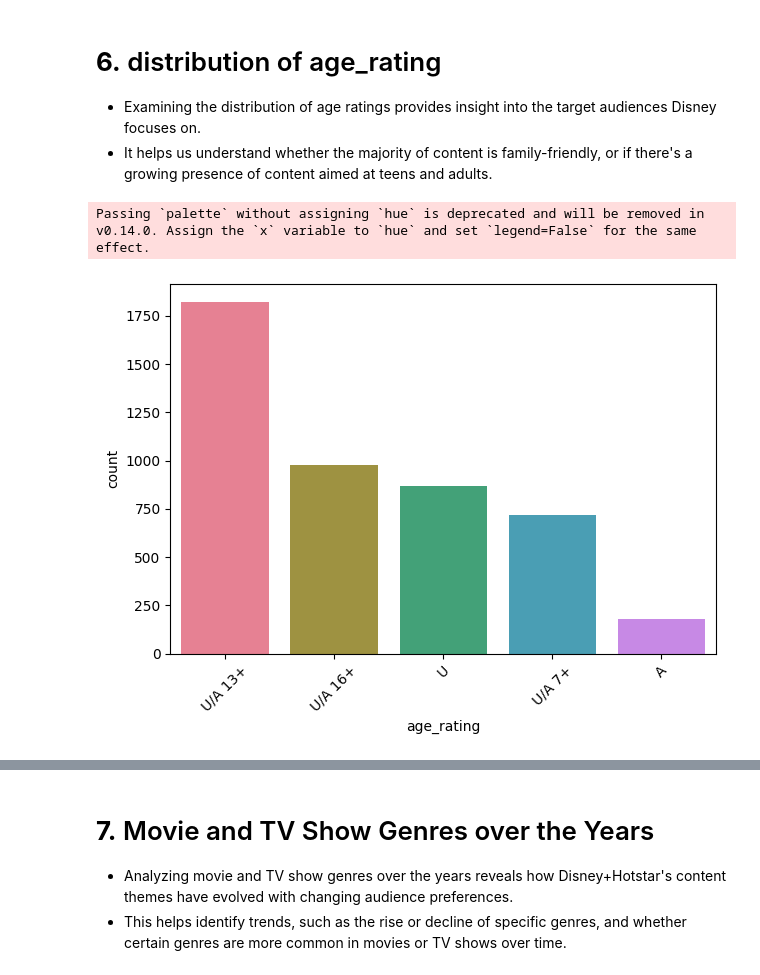
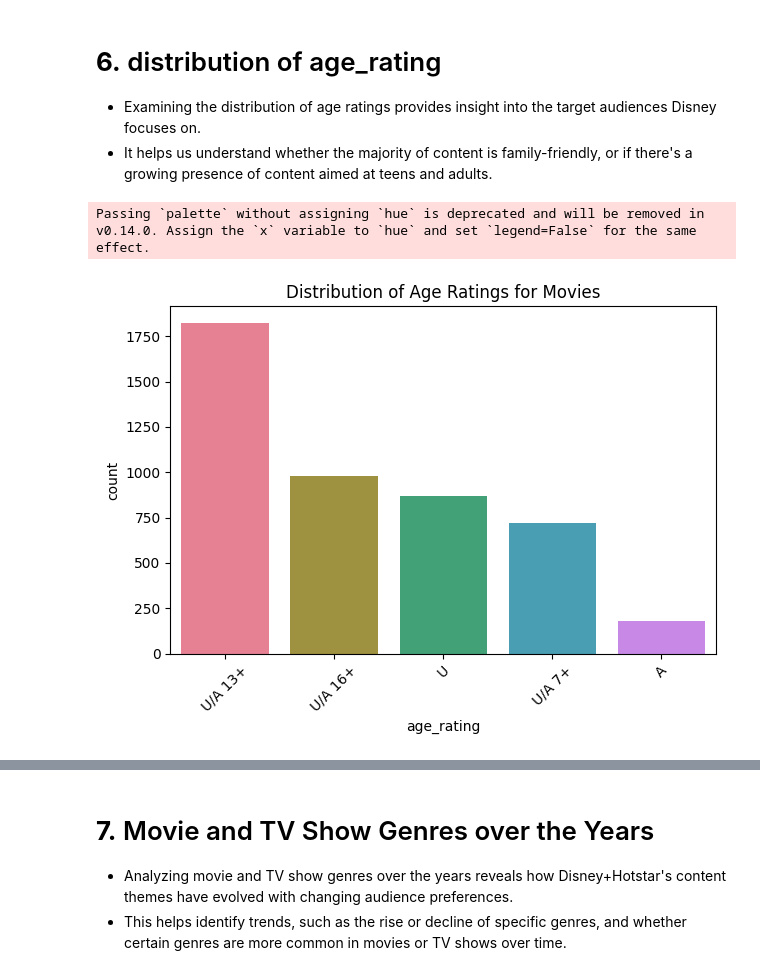
Before and after one commit to kaniz789/Tv-Movie-Catalog-on-Disney-Hotstar, a Jupyter notebook: TV_&_Movie_dataset.ipynb, the cells around one changed output, grey strips where cells are left out. Saved outputs shown, nothing was run; the diff lists cells and outputs as text; code cells hidden in the pictures.

```diff
--- a/TV_&_Movie_dataset.ipynb
+++ b/TV_&_Movie_dataset.ipynb
@@ -435,13 +461,14 @@ sns.lineplot(x=data.index, y=data)
 # %%
 data = Movie['age_rating'].value_counts()
 colors = sns.color_palette('husl', len(data))
+plt.title('Distribution of Age Ratings for Movies')
 sns.barplot(x=data.index, y=data, palette=colors)
 plt.xticks(rotation=45)
 plt.tight_layout()
 plt.show()
 # %% [output]
 Passing `palette` without assigning `hue` is deprecated and will be removed in v0.14.0. Assign the `x` variable to `hue` and set `legend=False` for the same effect.
-[figure, old version]
+[figure, new version]
 # %%
 data = tv_shows['age_rating'].value_counts()
 colors = sns.color_palette('husl', len(data))
```
Also changed, not shown: parts of 4 cells of this notebook.
